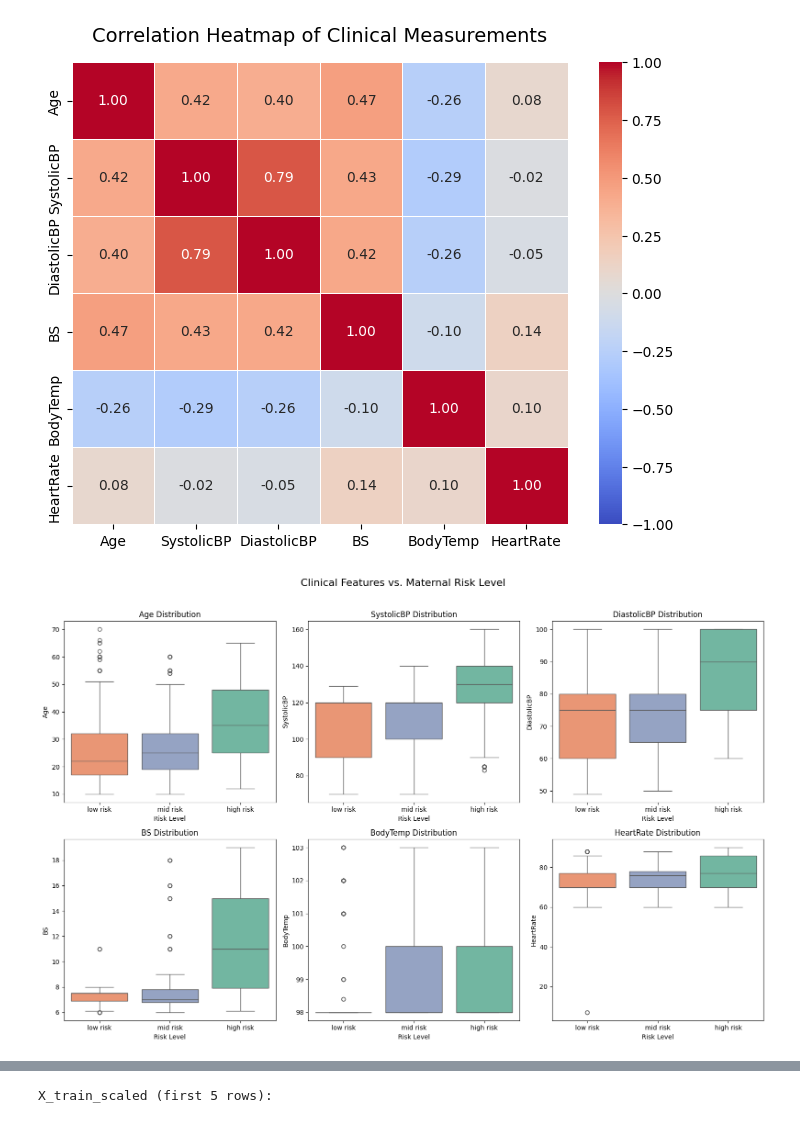
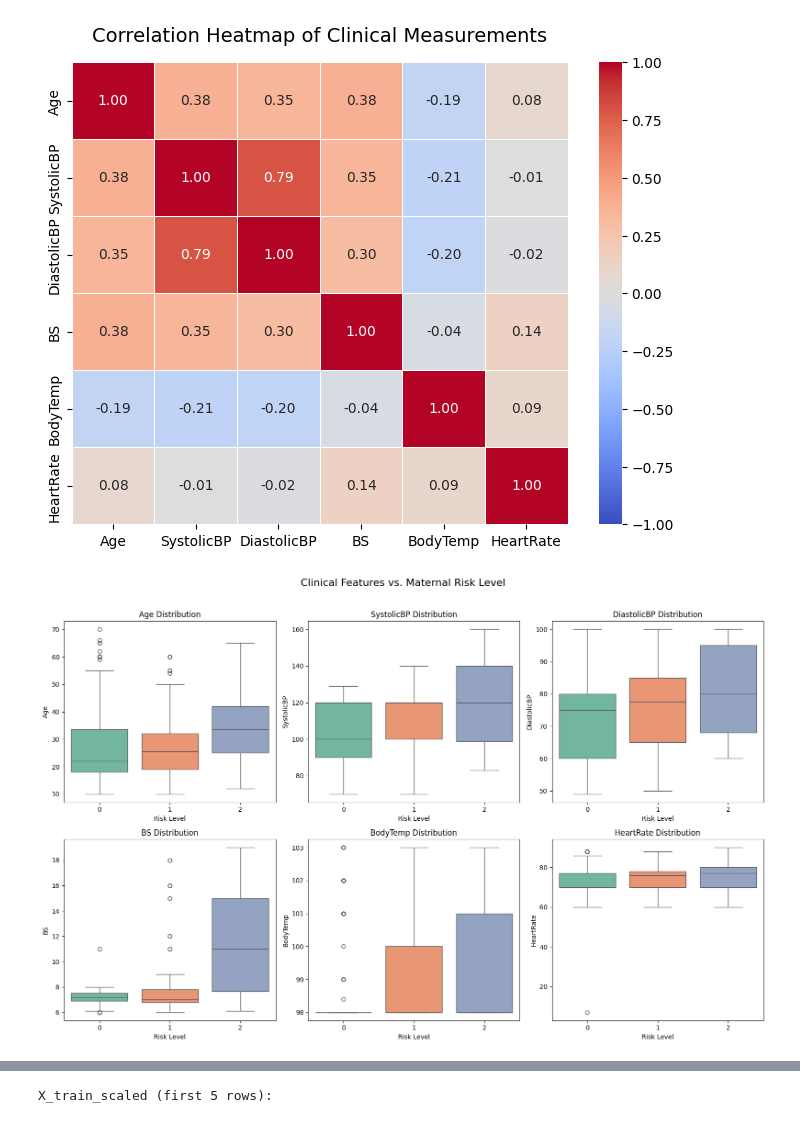
Before and after one commit to mahmooda23/Early-Risk-Stratification-of-Maternal-Complications-during-Pregnancy-, a Jupyter notebook: predict_risk_during_pregnancy.ipynb, the cells around one changed output, grey strips where cells are left out. Cells and saved outputs as stored; diff of their text form; code cells hidden in the pictures.

```diff
--- a/predict_risk_during_pregnancy.ipynb
+++ b/predict_risk_during_pregnancy.ipynb
@@ -46,3 +46,8 @@ First 5 rows of the uploaded data:
 | 2 | 29 | 90 | 70 | 8.0 | 100.0 | 80 | high risk |
 | 3 | 30 | 140 | 85 | 7.0 | 98.0 | 70 | high risk |
 | 4 | 35 | 120 | 60 | 6.1 | 98.0 | 76 | low risk |
+# %%
+# Re-load the DataFrame directly from the CSV to ensure RiskLevel is in its original string format.
+df = pd.read_csv(file_name)
+print("DataFrame reloaded from CSV. First 5 rows:")
+display(df.head())
@@ -95,3 +108,9 @@ dtype: int64
 df.duplicated().sum()
 # %% [output]
 np.int64(562)
+# %%
+# Remove duplicate rows from the DataFrame
+df.drop_duplicates(inplace=True, keep='first')
+
+print(f"DataFrame shape after removing duplicates: {df.shape}")
+print(f"Number of duplicate rows after removal: {df.duplicated().sum()}")
@@ -113,39 +149,49 @@ plt.show()
 # %% [output]
 [figure]
 # %%
-
 # 2. Boxplots (Feature-to-Target)
 # List of 6 numerical columns
+
+# Clean the RiskLevel column: strip whitespace and convert to lowercase
+df['RiskLevel'] = df['RiskLevel'].str.strip().str.lower()
+
+# Now, apply the mapping
+risk_level_mapping = {
+    'low risk': 0,
+    'mid risk': 1,
+    'high risk': 2
+}
+df['RiskLevel'] = df['RiskLevel'].map(risk_level_mapping)
 
 features = ['Age', 'SystolicBP', 'DiastolicBP', 'BS', 'BodyTemp', 'HeartRate']
 
 # Create a 2x3 grid for the plots so they display cleanly together
 
 fig, axes = plt.subplots(2, 3, figsize=(16, 10))
 fig.suptitle('Clinical Features vs. Maternal Risk Level', fontsize=16, y=1.02)
 
 # Flatten the 2D grid of axes into a 1D array so we can loop through it easily
 
 axes = axes.flatten()
 
 # Lock the order from Low to High for clinical readability
 # Note: If you already ran your encoding step, change this to: risk_order = [0, 1, 2]
 
-risk_order = ['low risk', 'mid risk', 'high risk']
+risk_order = [0, 1, 2]
 
 # Loop through each feature and create a boxplot in its respective grid spot
 
 for i, feature in enumerate(features):
     sns.boxplot(data=df, x='RiskLevel', y=feature, order=risk_order, ax=axes[i], palette='Set2', hue='RiskLevel', legend=False)
     axes[i].set_title(f'{feature} Distribution', fontsize=12)
     axes[i].set_ylabel(feature)
     axes[i].set_xlabel('Risk Level')
 
 # Automatically adjust spacing so titles and labels don't overlap
 plt.tight_layout()
 plt.show()
 # %% [output]
-[figure, old version]
+[figure, new version]
 # %%
 df['RiskLevel'].value_counts()
 # %% [output]
```
Also changed, not shown: parts of 7 cells of this notebook.
